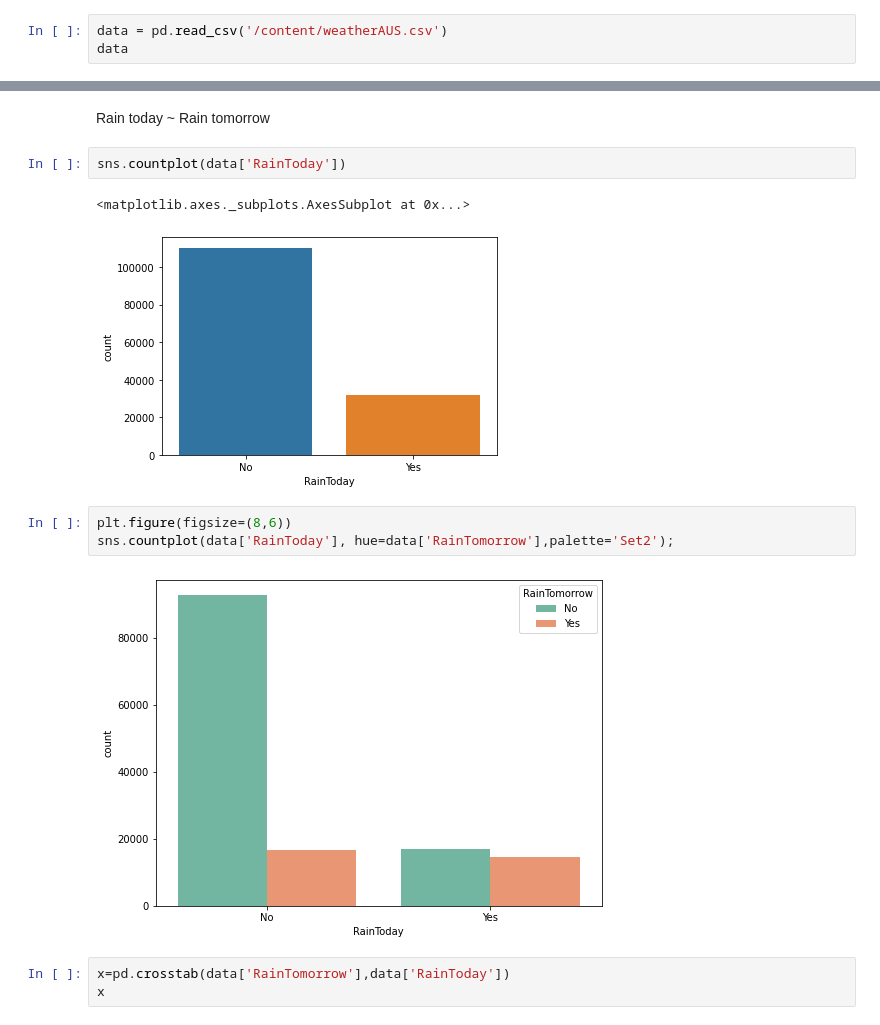
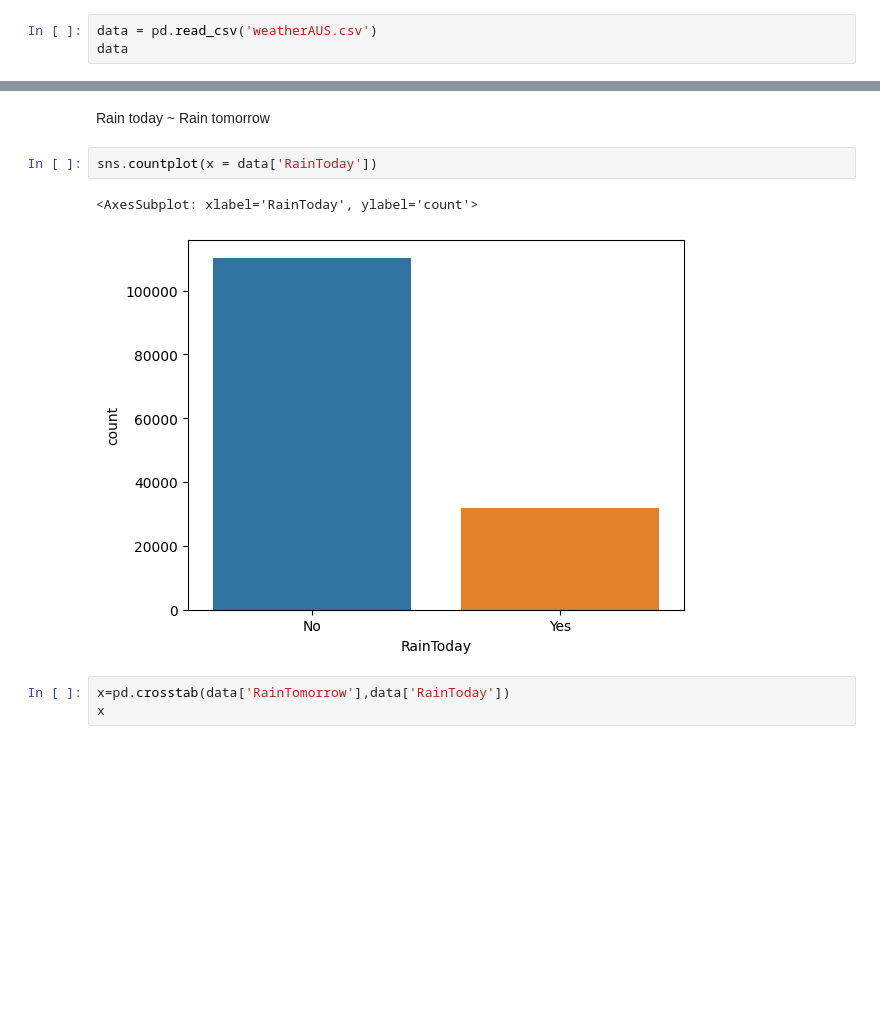
Before and after one commit to Morizz000/MachineLearning2022, a Jupyter notebook: RainAustralia.ipynb, the cells around one changed output, grey strips where cells are left out. Saved outputs shown, nothing was run; the diff lists cells and outputs as text; blank space fills up the shorter version.

```diff
--- a/RainAustralia.ipynb
+++ b/RainAustralia.ipynb
@@ -29,7 +31,7 @@ import pandas as pd
 # %% [markdown]
 Считываем dataset и выводим его содержимое, для наглядности, на экран:
 # %%
-data = pd.read_csv('/content/weatherAUS.csv')
+data = pd.read_csv('weatherAUS.csv')
 data
 # %% [output]
 |  | Date | Location | MinTemp | MaxTemp | Rainfall | Evaporation | Sunshine | WindGustDir | WindGustSpeed | ... |
@@ -222,15 +213,10 @@ plt.show()
 # %% [markdown]
 Rain today ~ Rain tomorrow
 # %%
-sns.countplot(data['RainToday'])
+sns.countplot(x = data['RainToday'])
 # %% [output]
-<matplotlib.axes._subplots.AxesSubplot at 0x...>
+<AxesSubplot: xlabel='RainToday', ylabel='count'>
-[figure, old version]
+[figure, new version]
-# %%
-plt.figure(figsize=(8,6))
-sns.countplot(data['RainToday'], hue=data['RainTomorrow'],palette='Set2');
-# %% [output]
-[figure, removed]
 # %%
 x=pd.crosstab(data['RainTomorrow'],data['RainToday'])
 x
```
Also changed, not shown: parts of 73 cells of this notebook.
